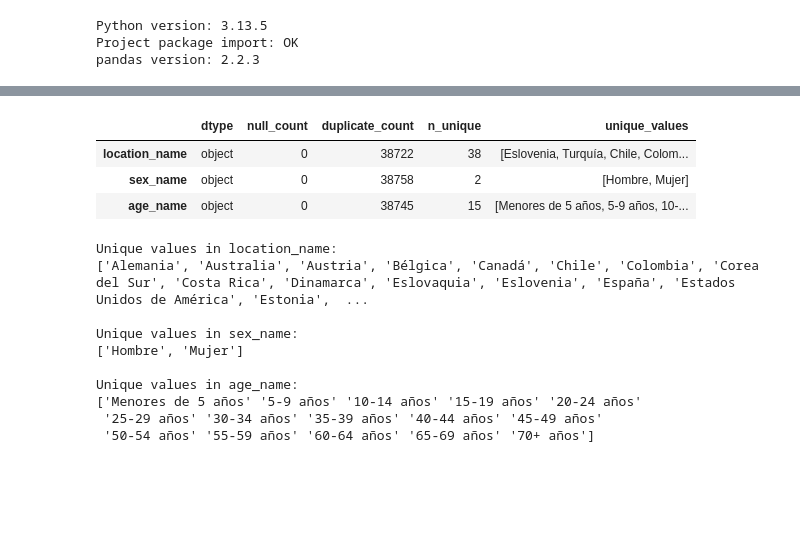
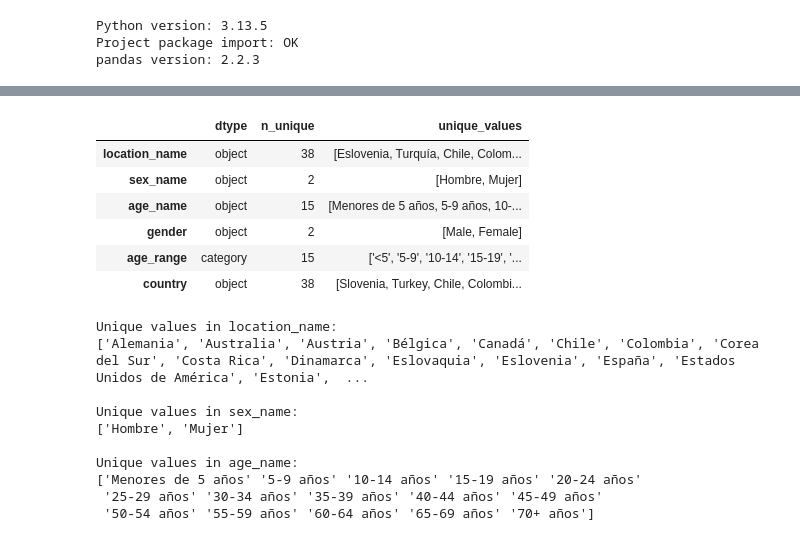
Before and after one commit to Samai-Manuz/autism-gender-gap-analysis, a Jupyter notebook: notebooks/02_asd_etl_oecd.ipynb, the cells around one changed output, grey strips where cells are left out. Drawn from its saved outputs; the diff is of its cells as text; code cells hidden in the pictures; blank space fills up the shorter version.

```diff
--- a/notebooks/02_asd_etl_oecd.ipynb
+++ b/notebooks/02_asd_etl_oecd.ipynb
@@ -115,14 +116,12 @@ Key steps:
 
 df = df_raw.copy()
 # %%
-# --- BASIC EDA: Create a function which return a structural summary to explore the dataset before transformation ---
+# Generate structural summary of the dataset to support ETL inspection and validation
 
-def basic_eda_summary(df):
+def dataset_summary(df):
 
     summary = pd.DataFrame({
-        "dtype": df.dtypes,
-        "null_count": df.isnull().sum(),
-        "duplicate_count": [df[col].duplicated().sum() for col in df.columns],
+        "dtype": df.dtypes.astype(str),
         "n_unique": df.nunique(),
         "unique_values": [df[col].dropna().unique() for col in df.columns]
     })
@@ -134,7 +133,9 @@ def basic_eda_summary(df):
 
     return summary
 # %%
-eda_summary = basic_eda_summary(df)
+# Generate structural summary of the working dataset for ETL inspection
+
+eda_summary = dataset_summary(df)
 eda_summary
 # %% [output]
 DATASET SHAPE
@@ -161,7 +162,9 @@ Columns: 18
 # %%
-# --- Identify categorical columns from the EDA summary ---
+# Identify categorical variables to support normalization during ETL
 
-categorical_summary = eda_summary[eda_summary["dtype"] == "object"]
+categorical_summary = eda_summary[
+    eda_summary["dtype"].isin(["object", "category"])
+]
 
 categorical_summary
 # %% [output]
@@ -176,15 +182,17 @@ categorical_summary
 # %%
-# --- Identify categorical variables with more than one category ---
+# Identify key categorical variables requiring normalization (exclude single-value variables)
 
-cat_key_columns = eda_summary[
-    (eda_summary["dtype"] == "object") &
-    (eda_summary["n_unique"] > 1)
+cat_key_columns = categorical_summary[
+    categorical_summary["n_unique"] > 1
 ]
 
 cat_key_columns
 # %% [output]
-|  | dtype | null_count | duplicate_count | n_unique | unique_values |
-| location_name | object | 0 | 38722 | 38 | [Eslovenia, Turquía, Chile, Colom... |
-| sex_name | object | 0 | 38758 | 2 | [Hombre, Mujer] |
-| age_name | object | 0 | 38745 | 15 | [Menores de 5 años, 5-9 años, 10-... |
+|  | dtype | n_unique | unique_values |
+| location_name | object | 38 | [Eslovenia, Turquía, Chile, Colom... |
+| sex_name | object | 2 | [Hombre, Mujer] |
+| age_name | object | 15 | [Menores de 5 años, 5-9 años, 10-... |
+| gender | object | 2 | [Male, Female] |
+| age_range | category | 15 | ['<5', '5-9', '10-14', '15-19', '... |
+| country | object | 38 | [Slovenia, Turkey, Chile, Colombi... |
 # %%
```
Also changed, not shown: parts of 22 cells of this notebook, 3 other files.
